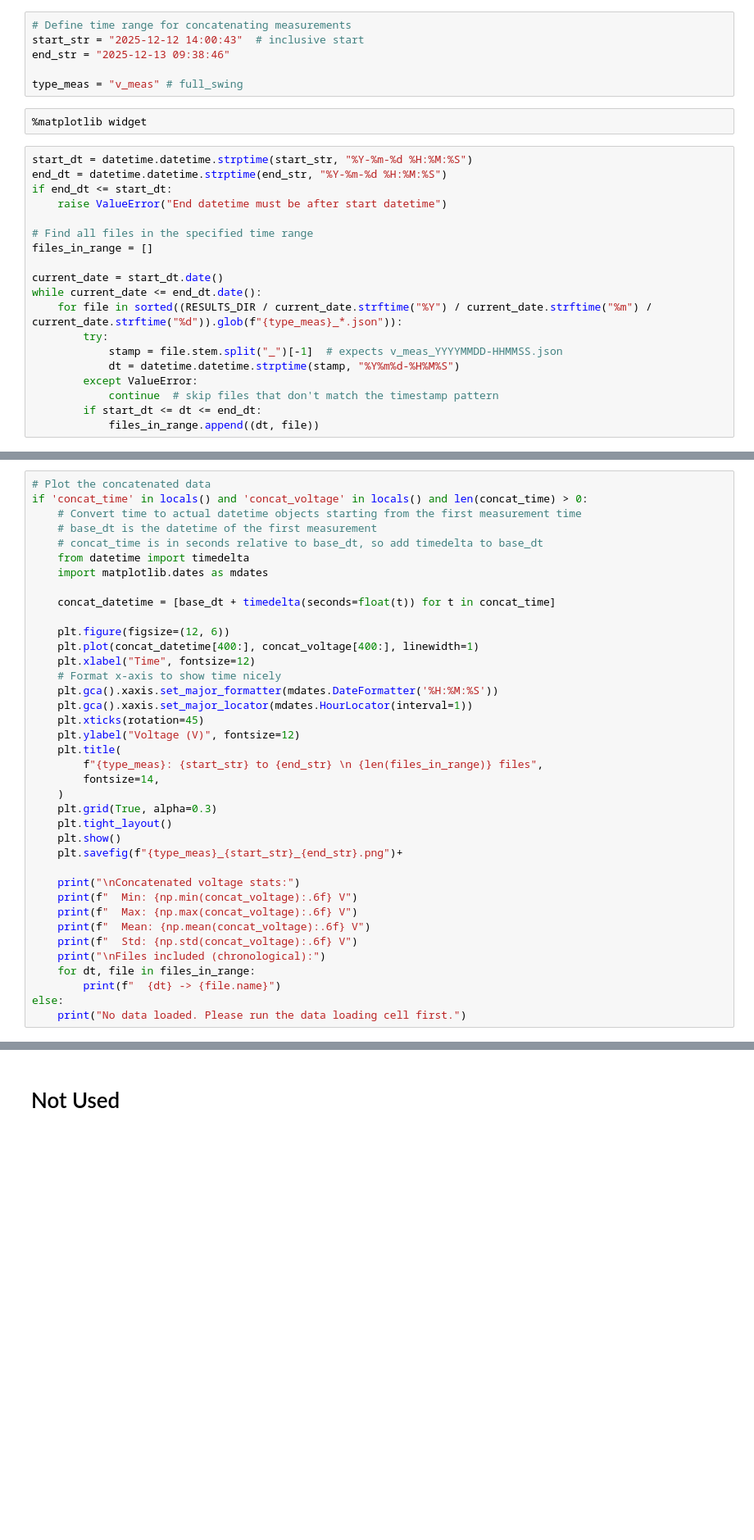
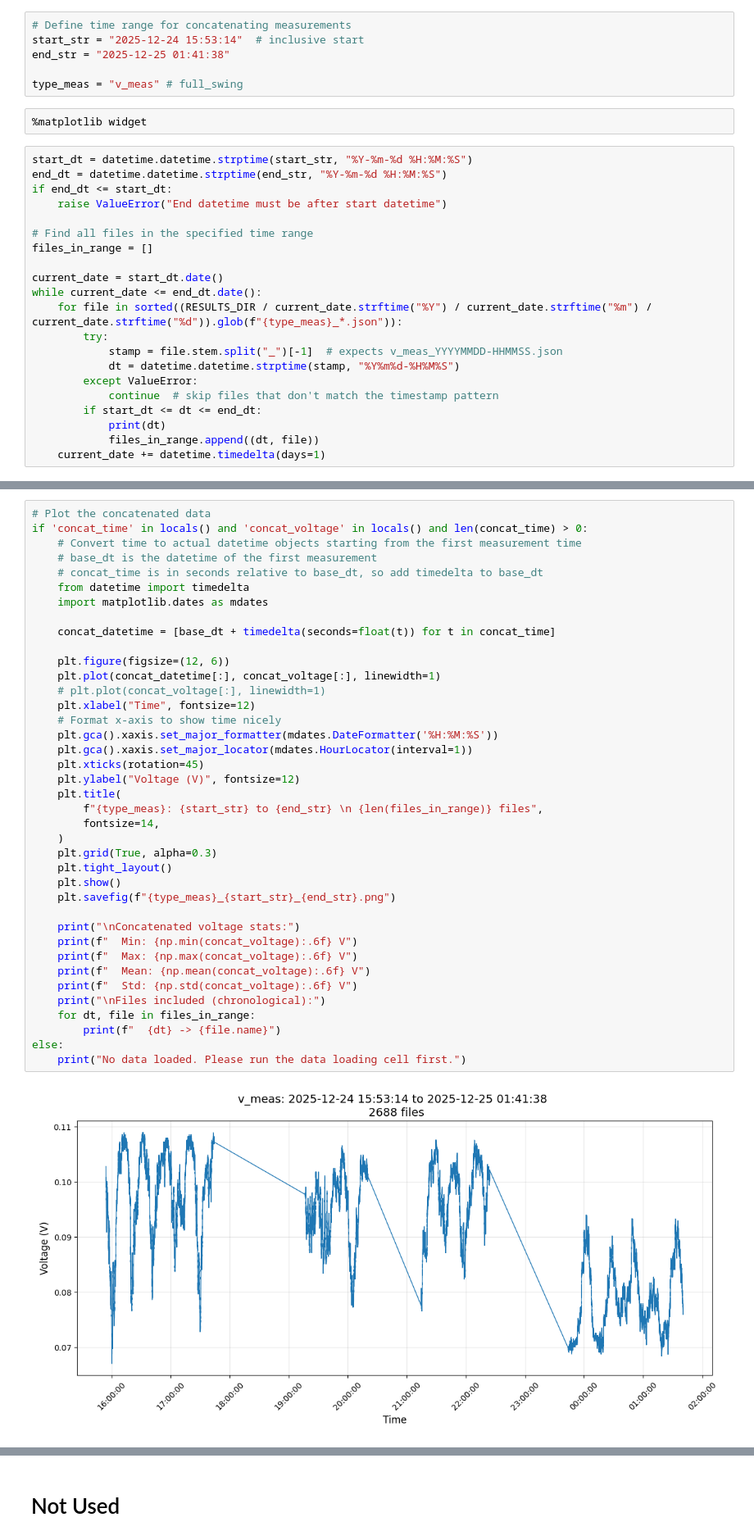
Before and after one commit to Harshghub/Interferometry-analysis, a Jupyter notebook: measurement/analysis_long_scripts_interferometry.ipynb, the cells around one changed output, grey strips where cells are left out. Shown at 82% size. Drawn from its saved outputs; the diff is of its cells as text; blank space fills up the shorter version.

```diff
--- a/measurement/analysis_long_scripts_interferometry.ipynb
+++ b/measurement/analysis_long_scripts_interferometry.ipynb
@@ -9,8 +9,8 @@ import datetime
 RESULTS_DIR = Path("../results")
 # %%
 # Define time range for concatenating measurements
-start_str = "2025-12-12 14:00:43"  # inclusive start
-end_str = "2025-12-13 09:38:46"
+start_str = "2025-12-24 15:53:14"  # inclusive start
+end_str = "2025-12-25 01:41:38"
 
 type_meas = "v_meas" # full_swing
 # %%
@@ -33,5 +33,7 @@ while current_date <= end_dt.date():
         except ValueError:
             continue  # skip files that don't match the timestamp pattern
         if start_dt <= dt <= end_dt:
+            print(dt)
             files_in_range.append((dt, file))
+    current_date += datetime.timedelta(days=1)
 # %% [output]
@@ -79,32 +99,35 @@ if 'concat_time' in locals() and 'concat_voltage' in locals() and len(concat_tim
     from datetime import timedelta
     import matplotlib.dates as mdates
 
     concat_datetime = [base_dt + timedelta(seconds=float(t)) for t in concat_time]
 
     plt.figure(figsize=(12, 6))
-    plt.plot(concat_datetime[400:], concat_voltage[400:], linewidth=1)
+    plt.plot(concat_datetime[:], concat_voltage[:], linewidth=1)
+    # plt.plot(concat_voltage[:], linewidth=1)
     plt.xlabel("Time", fontsize=12)
     # Format x-axis to show time nicely
     plt.gca().xaxis.set_major_formatter(mdates.DateFormatter('%H:%M:%S'))
     plt.gca().xaxis.set_major_locator(mdates.HourLocator(interval=1))
     plt.xticks(rotation=45)
     plt.ylabel("Voltage (V)", fontsize=12)
     plt.title(
         f"{type_meas}: {start_str} to {end_str} \n {len(files_in_range)} files",
         fontsize=14,
     )
     plt.grid(True, alpha=0.3)
     plt.tight_layout()
     plt.show()
-    plt.savefig(f"{type_meas}_{start_str}_{end_str}.png")+
+    plt.savefig(f"{type_meas}_{start_str}_{end_str}.png")
 
     print("\nConcatenated voltage stats:")
     print(f"  Min: {np.min(concat_voltage):.6f} V")
     print(f"  Max: {np.max(concat_voltage):.6f} V")
     print(f"  Mean: {np.mean(concat_voltage):.6f} V")
     print(f"  Std: {np.std(concat_voltage):.6f} V")
     print("\nFiles included (chronological):")
     for dt, file in files_in_range:
         print(f"  {dt} -> {file.name}")
 else:
     print("No data loaded. Please run the data loading cell first.")
+# %% [output]
+[figure, added]
```
Also changed, not shown: parts of 6 cells of this notebook, 1 other file.
